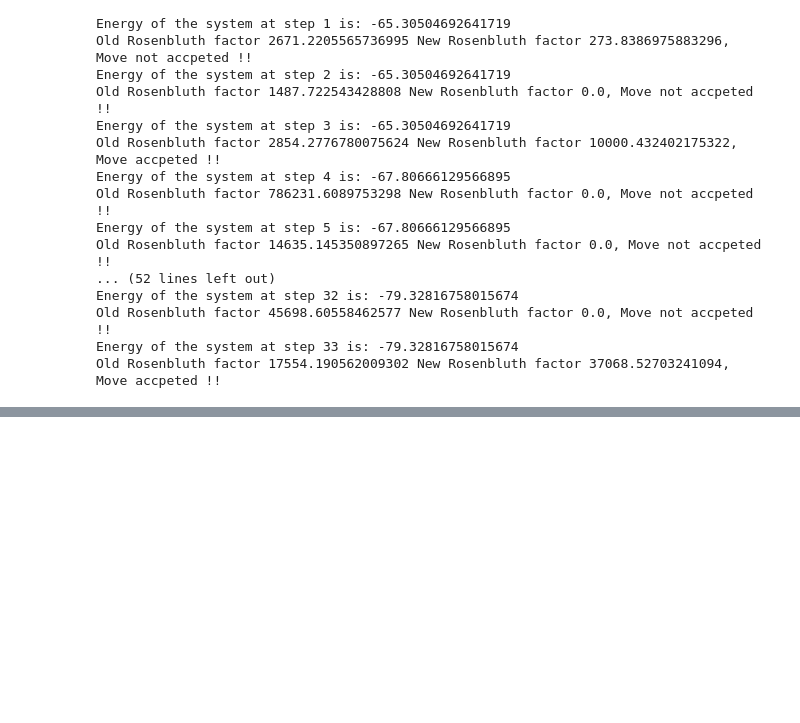
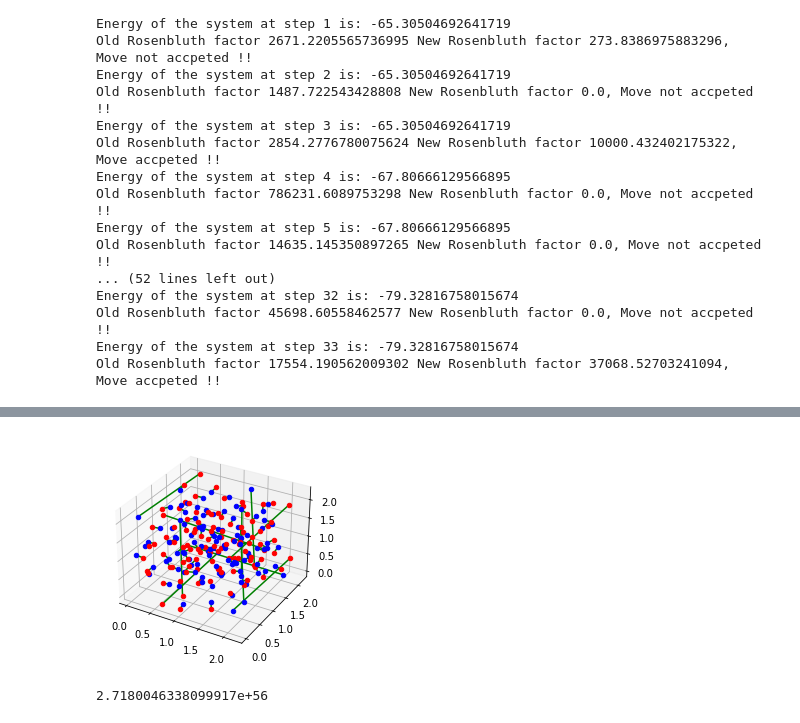
Before and after one commit to varunk122/CBMC_CHAIN_SIMULATION, a Jupyter notebook: test.ipynb, the cells around one changed output, grey strips where cells are left out. Cells and saved outputs as stored; diff of their text form; code cells hidden in the pictures; blank space fills up the shorter version.

Commit message:
Add logic to take positions from gromacs

```diff
--- a/test.ipynb
+++ b/test.ipynb
@@ -378,3 +378,19 @@ ani = FuncAnimation(fig, animate, frames=num_plots, interval=200)
 
 writer = PillowWriter(fps=1)
 ani.save('plots.gif', writer=writer)
+# %%
+import init
+import visualize
+import utility
+import numpy as np
+with open('nvt.gro','r') as f:
+    lines = [line for line in f]
+    positions = []
+    for i in range(Npart):
+        l1 = lines[2*i+2].split()
+        l2 = lines[2*i+3].split()
+        mol_pos_1 = np.array([l1[3],l1[4],l1[5]]).astype(float)
+        mol_pos_2 = np.array([l2[3],l2[4],l2[5]]).astype(float)
+        positions.append([mol_pos_1,mol_pos_2])
+
+positions
@@ -380,0 +435,9 @@ ani.save('plots.gif', writer=writer)
+# %%
+from config import *
+visualize.visualize(positions)
+# %% [output]
+[figure, added]
+# %%
+utility.total_energy(positions,2.2)
+# %% [output]
+2.7180046338099917e+56
```
Also changed, not shown: parts of 3 cells of this notebook, 4 other files.
